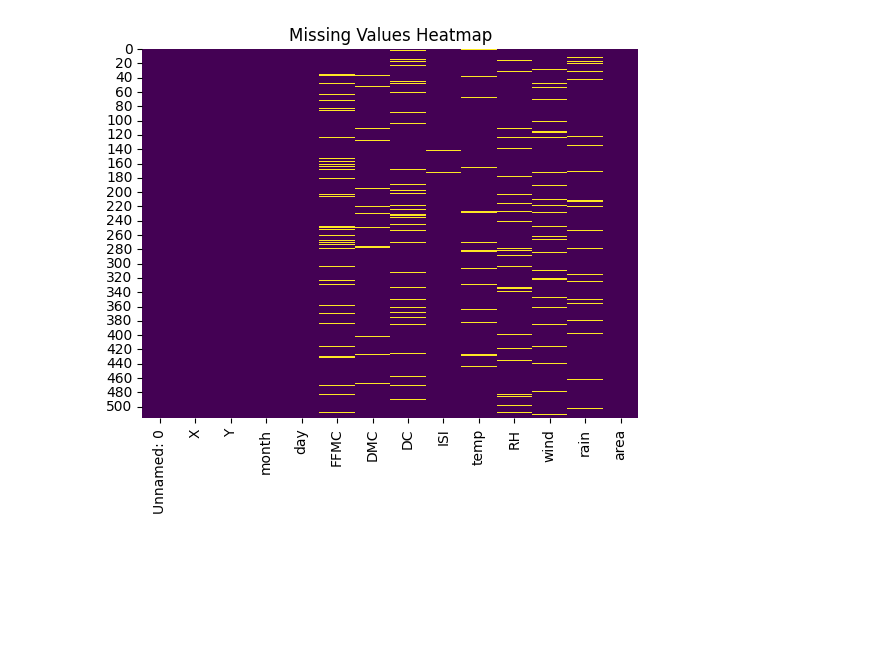
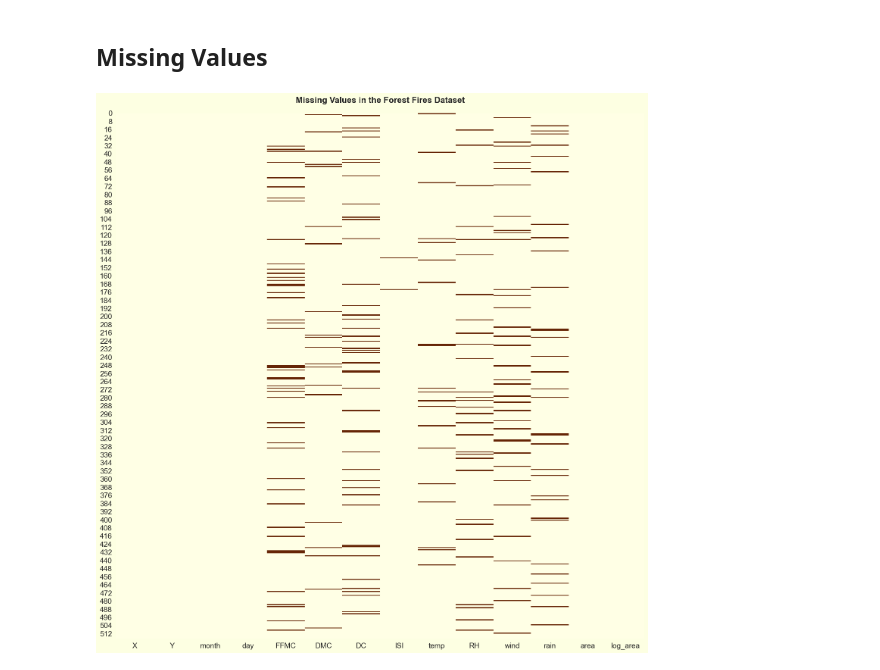
Before and after one commit to dimitar-m/predicting-fire-damage, a Jupyter notebook: predicting_fire_damage.ipynb, the cells around one changed output. Cells and saved outputs as stored; diff of their text form; code cells hidden in the pictures; blank space fills up the shorter version.

```diff
--- a/predicting_fire_damage.ipynb
+++ b/predicting_fire_damage.ipynb
@@ -167,0 +177,15 @@ Several features contain missing entries (e.g., `FFMC`, `DMC`, `DC`, `ISI`, `tem
+# %%
+# Generate log-transformed area
+fires_df["log_area"] = np.log1p(fires_df["area"])  # log(area + 1)
+
+# Frequency distribution for 'area'
+area_dist = fires_df['area'].value_counts(bins=20, normalize=True).sort_index() * 100
+
+# Frequency distribution for 'log_area'
+log_area_dist = fires_df['log_area'].value_counts(bins=20, normalize=True).sort_index() * 100
+
+# Display the results
+print("Distribution of 'area' (% per bin):")
+display(area_dist)
+print("\nDistribution of 'log_area' (% per bin):")
+display(log_area_dist)
@@ -168,6 +475,10 @@ Several features contain missing entries (e.g., `FFMC`, `DMC`, `DC`, `ISI`, `tem
+# %% [markdown]
+## Missing Values
 # %%
-sns.heatmap(fires_df.isnull(), cbar=False, cmap='viridis')
-plt.title("Missing Values Heatmap")
+# Visualize missing values with a heatmap
+plt.figure(figsize=(18, 18))
+sns.heatmap(fires_df.isnull(), cbar=False, cmap=sns.color_palette("YlOrBr", as_cmap=True))
+plt.title("Missing Values in the Forest Fires Dataset", pad=20)
 plt.show()
 # %% [output]
-[figure, old version]
+[figure, new version]
```
Also changed, not shown: parts of 20 cells of this notebook.
